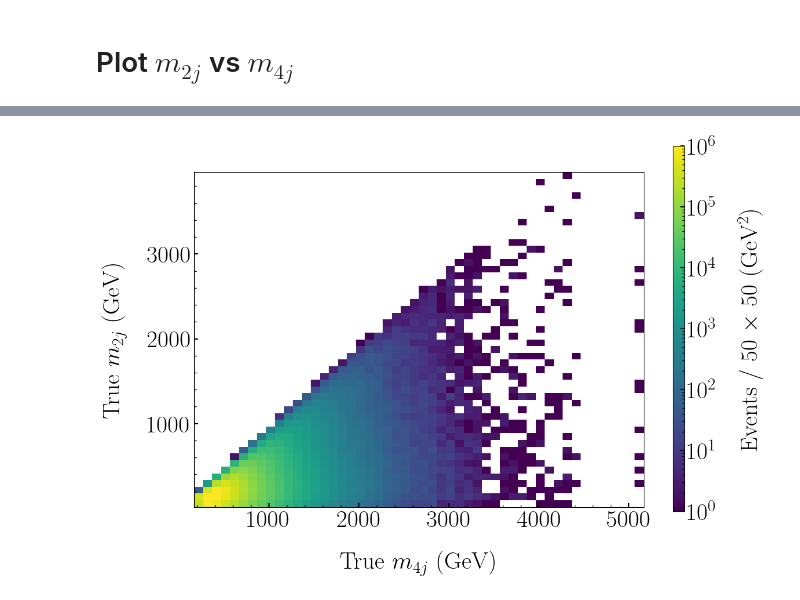
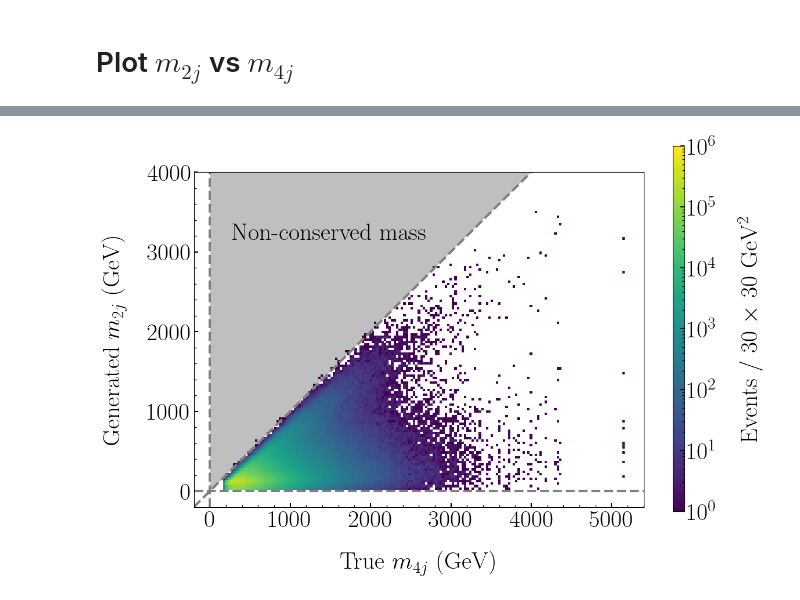
Before and after one commit to javivilladamigo/euclidean-multijet, a Jupyter notebook: python/analysis/analysis-fourTag_10x.ipynb, the cells around one changed output, grey strips where cells are left out. Drawn from its saved outputs; the diff is of its cells as text; code cells hidden in the pictures.

Commit message:
2d mass histograms

```diff
--- a/python/analysis/analysis-fourTag_10x.ipynb
+++ b/python/analysis/analysis-fourTag_10x.ipynb
@@ -207,10 +207,9 @@ wasserstein_distance(ak.flatten(j.px), ak.flatten(gen_j.px))
 # %% [markdown]
 ## $p_{y}$
 # %%
-from scipy.stats import chisquare
 max = 750
 min = -max
-width = 50 # GeV
+width = 40 # GeV
 nbins = int(round((max - min) / width))
 
 fig, (ax1, ax2) = plt.subplots(2, 1, gridspec_kw={'height_ratios': [3, 1]})
@@ -381,3 +382,8 @@ gen_q = ak.zip({    "px" : gen_d.px[:,(0,2,4,0,2,4)]+gen_d.px[:,(1,1,3,5,3,5)],
                     "pz" : gen_d.pz[:,(0,2,4,0,2,4)]+gen_d.pz[:,(1,1,3,5,3,5)],
                     "e"  : gen_d. e[:,(0,2,4,0,2,4)]+gen_d. e[:,(1,1,3,5,3,5)]})
 gen_q = PtEtaPhiM(gen_q) # obtain PtEtaPhiM fields
+# %%
+m2j_plot_limits = (-200, 4000)
+m4j_plot_limits = (-200, 5400)
+width_m2j = 32
+width_m4j = 34
@@ -384,21 +422,31 @@ gen_q = PtEtaPhiM(gen_q) # obtain PtEtaPhiM fields
 # %%
 fig, ax = plt.subplots(1)
 cbar_ax = fig.add_axes([0.95, 0.1, 0.02, 0.84])
 cmap = cm.get_cmap("viridis") # cmap = cm.get_cmap("bwr")
-bin_hw = (50, 50)
 
-h2d, xbins, ybins, im = ax.hist2d(
+h2d_gen, xbins_gen, ybins_gen, im_gen = ax.hist2d(
     ak.to_numpy(ak.flatten(q.mass)),
-    ak.to_numpy(ak.flatten(d.mass)),
-    bins = bin_hw,
+    ak.to_numpy(ak.flatten(gen_d.mass)),
+    bins = [xbins_true, ybins_true],
     cmap=cmap,
     norm = matplotlib.colors.LogNorm(vmax = 1000000)
 )
-cbar = fig.colorbar(im, cax=cbar_ax)
-cbar.set_label(f'Events / {bin_hw[0]} $\\times$ {bin_hw[1]} GeV$^2$')
+cbar = fig.colorbar(im_gen, cax=cbar_ax)
+cbar.set_label(f'Events / {xbins_gen[1]- xbins_gen[0]:.0f} $\\times$ {ybins_gen[1]- ybins_gen[0]:.0f} GeV$^2$')
 
 ax.set_xlabel('True $m_{4j}\ ({\mathrm{GeV}})$')
-ax.set_ylabel('True $m_{2j}\ ({\mathrm{GeV}})$')
-fig.savefig("../../plots/results/true_m2j_m4j.pdf", bbox_inches='tight')
+ax.set_ylabel('Generated $m_{2j}\ ({\mathrm{GeV}})$')
+
+# rather fancy stuff
+x = np.linspace(*m4j_plot_limits, 1000)
+ax.plot(x, x, color = "gray", ls = "dashed")
+ax.fill_between(x, x, 1e6*x, where = (x>0), facecolor='black', alpha = 0.25)
+ax.text(x = (m4j_plot_limits[1]-m4j_plot_limits[0])*0.05, y = (m2j_plot_limits[1]-m2j_plot_limits[0])*0.75, s = "Non-conserved mass", fontweight = 'bold')
+
+ax.axhline(0, color = "gray", ls = 'dashed')
+ax.axvline(0, color = "gray", ls = 'dashed')
+ax.set_xlim(m4j_plot_limits)
+ax.set_ylim(m2j_plot_limits)
+fig.savefig("../../plots/results/m2j_m4j_gen.pdf", bbox_inches='tight')
 # %% [output]
-[figure, old version]
+[figure, new version]
```
Also changed, not shown: parts of 8 cells of this notebook, 9 other files.
